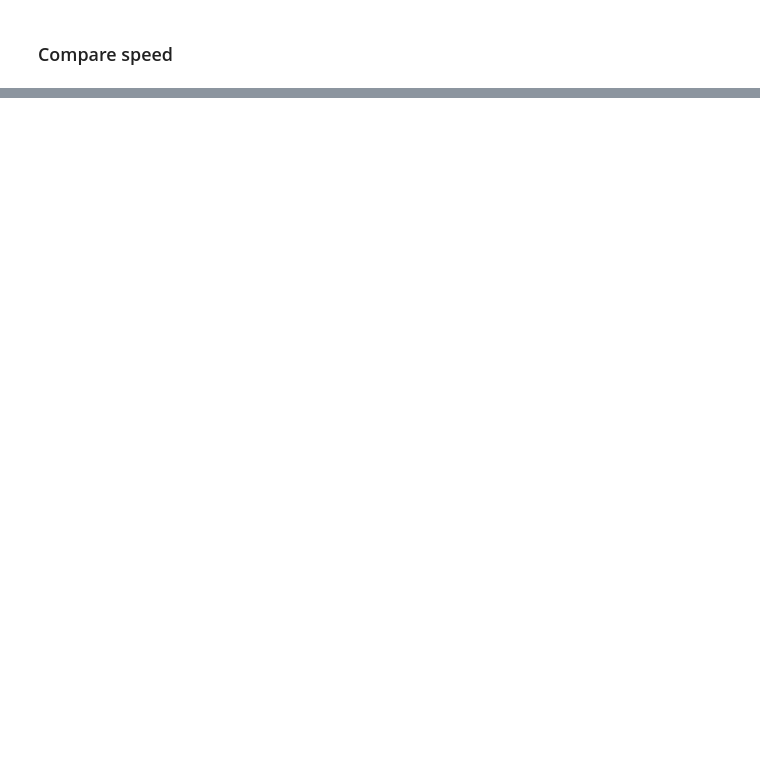
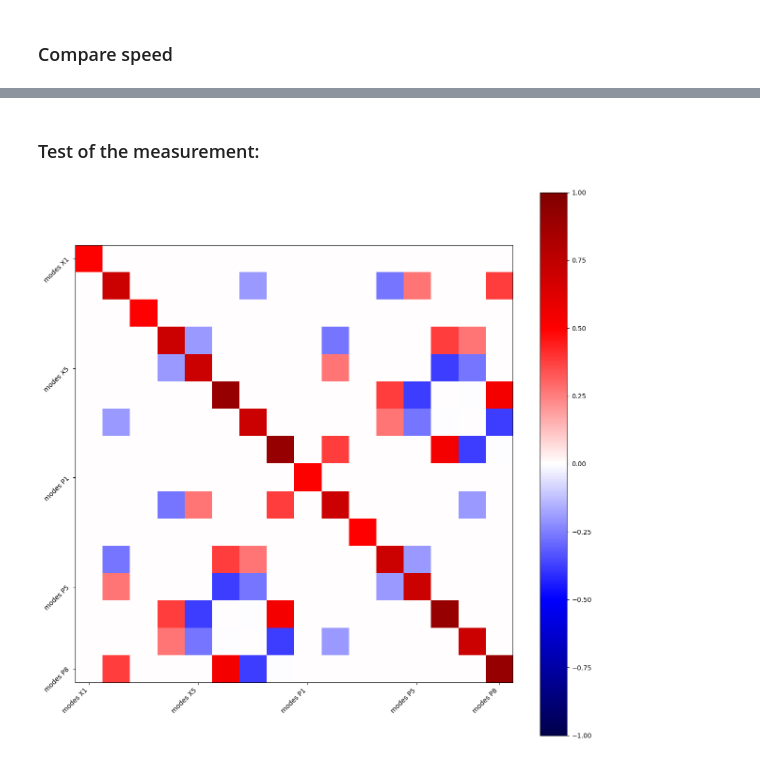
Before and after one commit to RomainBrunel/SCIQIS-Project, a Jupyter notebook: test.ipynb, the cells around one changed output, grey strips where cells are left out. Drawn from its saved outputs; the diff is of its cells as text; code cells hidden in the pictures; blank space fills up the shorter version.

Commit message:
Update test notebook

```diff
--- a/test.ipynb
+++ b/test.ipynb
@@ -323,0 +238,10 @@ cd.state.plot_mean_matrix()
+# %% [markdown]
+### Test of the measurement:
+# %%
+import multipartite_state as mss
+import numpy as np
+cd = mss.cluster_state(spatial_depth= 2, n = 2,m =1, k=1,structure="dual")
+cd.run_calculation(0.6)
+cd.state.plot_cov_matrix()
+# %% [output]
+[figure, added]
```
Also changed, not shown: parts of 31 cells of this notebook, 1 other file.
